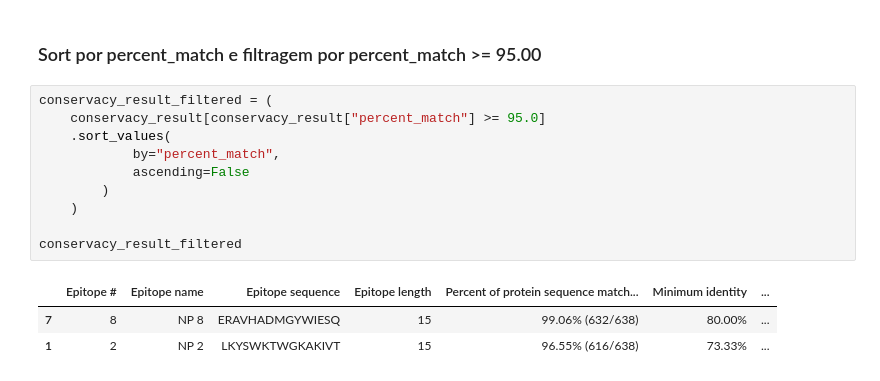
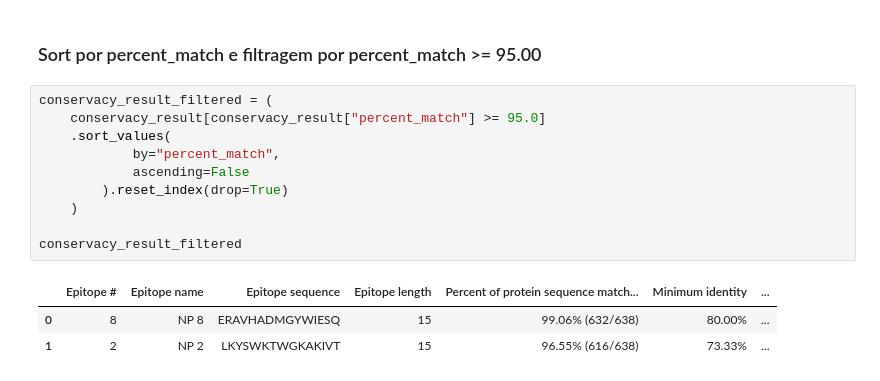
Before and after one commit to BuBitt/PIBIC-2026-DENV, a Jupyter notebook: Dados/DENV3/Epitopos/TCELL2_filter.ipynb, the cells around one changed output. Saved outputs shown, nothing was run; the diff lists cells and outputs as text.

```diff
--- a/Dados/DENV3/Epitopos/TCELL2_filter.ipynb
+++ b/Dados/DENV3/Epitopos/TCELL2_filter.ipynb
@@ -203,14 +203,14 @@ conservacy_result
 # %%
 conservacy_result_filtered = (
     conservacy_result[conservacy_result["percent_match"] >= 95.0]
     .sort_values(
             by="percent_match",
             ascending=False
-        )
+        ).reset_index(drop=True)
     )
 
 conservacy_result_filtered
 # %% [output]
 |  | Epitope # | Epitope name | Epitope sequence | Epitope length | Percent of protein sequence match... | Minimum identity | ... |
-| 7 | 8 | NP 8 | ERAVHADMGYWIESQ | 15 | 99.06% (632/638) | 80.00% | ... |
+| 0 | 8 | NP 8 | ERAVHADMGYWIESQ | 15 | 99.06% (632/638) | 80.00% | ... |
 | 1 | 2 | NP 2 | LKYSWKTWGKAKIVT | 15 | 96.55% (616/638) | 73.33% | ... |
```
Also changed, not shown: parts of 1 cell of this notebook, 8 other files.
